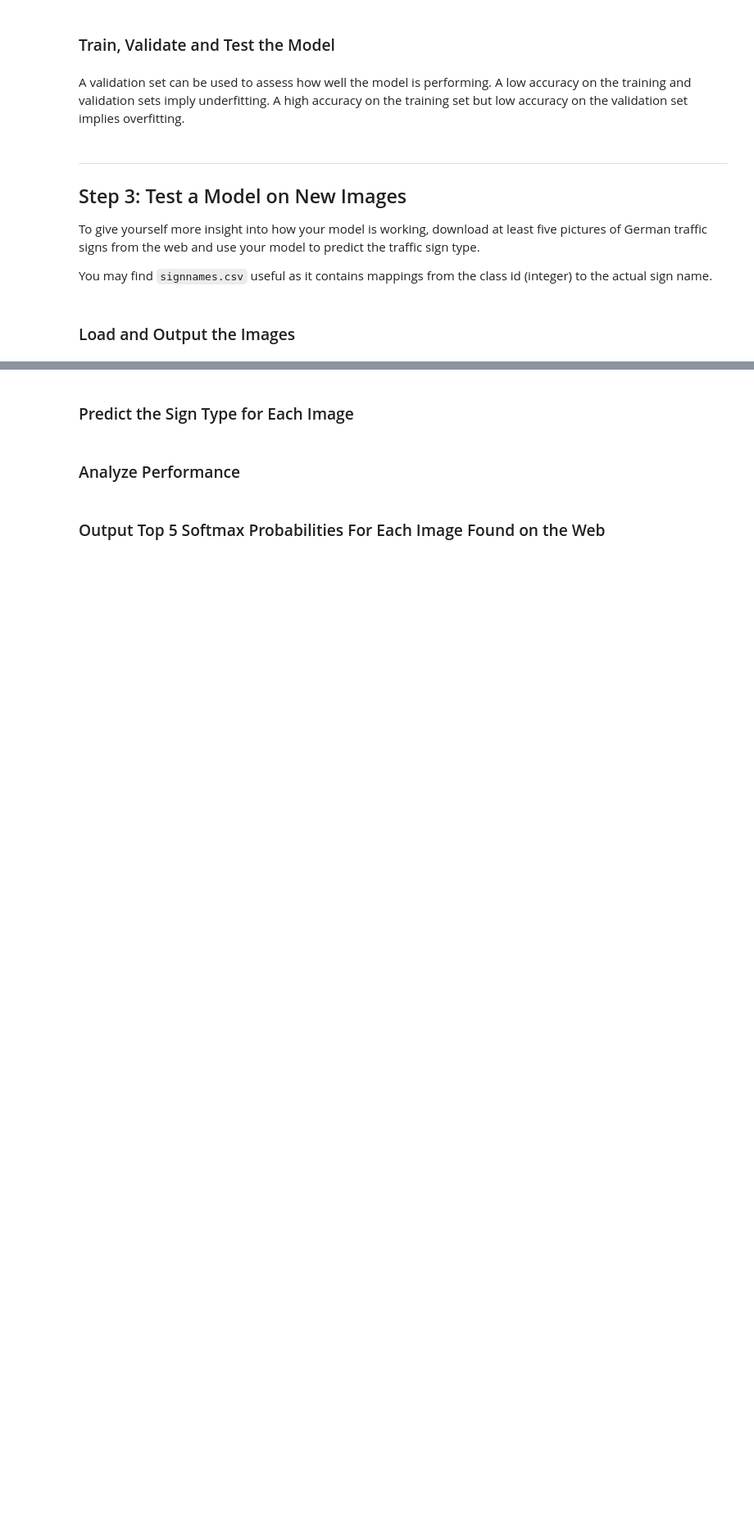
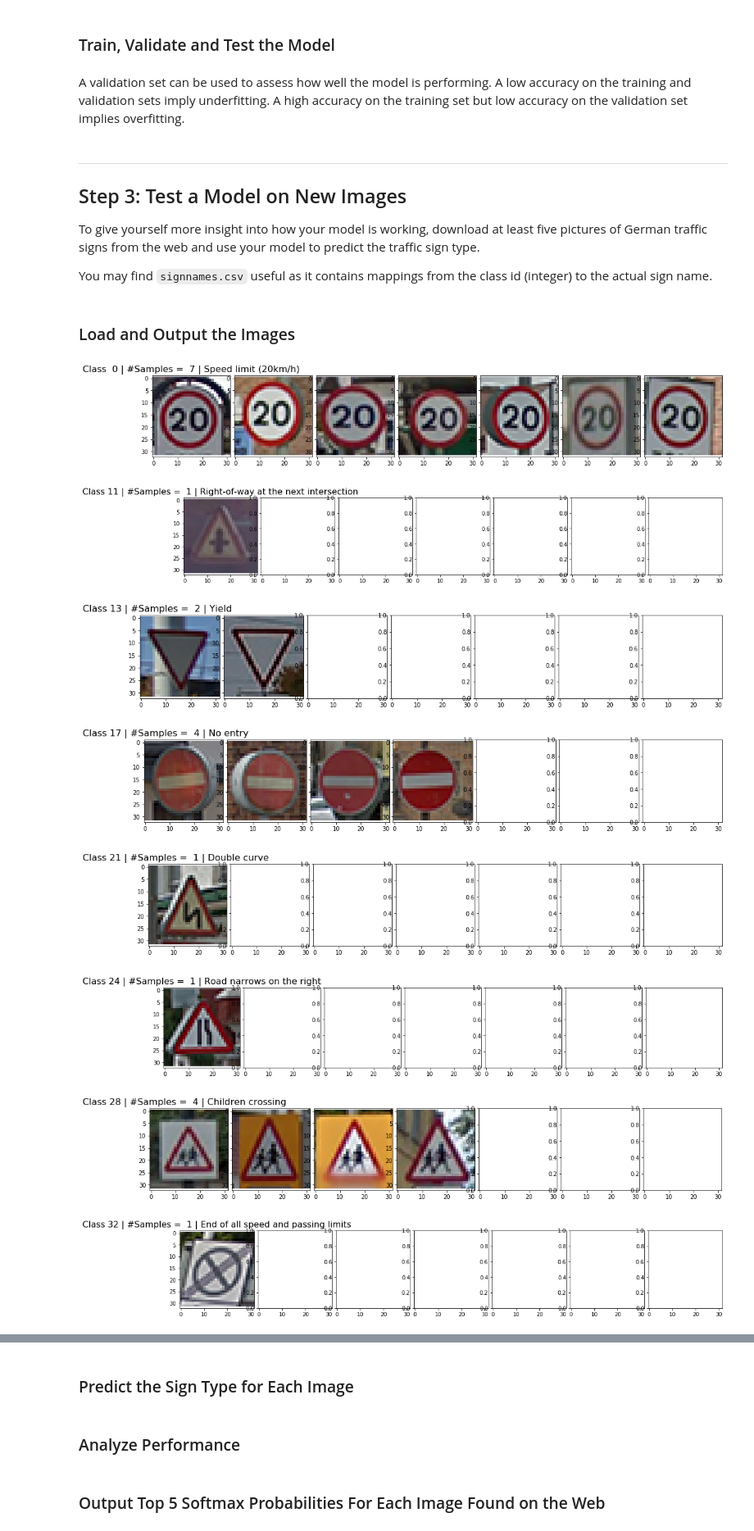
Before and after one commit to jabeerahmed/CarND-LeNet-Lab, a Jupyter notebook: Traffic_Sign_Classifier.ipynb, the cells around one changed output, grey strips where cells are left out. Shown at 82% size. Saved outputs shown, nothing was run; the diff lists cells and outputs as text; code cells hidden in the pictures; blank space fills up the shorter version.

```diff
--- a/Traffic_Sign_Classifier.ipynb
+++ b/Traffic_Sign_Classifier.ipynb
@@ -1107,0 +1174,30 @@ You may find `signnames.csv` useful as it contains mappings from the class id (i
+# %%
+### Load the images and plot them here.
+### Feel free to use as many code cells as needed.
+
+internet_data = pickle.load(open('custom/custom.p', 'rb'))
+for i, img in enumerate(internet_data['features']):
+    internet_data['features'][i] = np.copy(cv2.cvtColor(img, cv2.COLOR_BGR2RGB))
+
+internet_data_by_class = ImageLoader.split_data_into_classes(images=internet_data['features'],labels=internet_data['labels'], num_classes=43)
+signs = ImageLoader.Read_Sign_Names('signnames.csv')
+classes = np.unique(internet_data['labels'])
+max_per_class = max([len(internet_data_by_class[c]) for c in classes])
+max_draw_per_class = max(5, max_per_class)
+
+for c in classes:
+    ims = internet_data_by_class[c]
+    n = min(len(ims), max_draw_per_class)
+    fig, axs = plt.subplots(nrows=1, ncols=max_draw_per_class, figsize=(2*np.array((max_draw_per_class, 1))), sharex=True)
+    fig.subplots_adjust(left = 0, right = 1, bottom = 0, top = 1, hspace = 0.05, wspace = 0.05)
+    for i in range(n): axs[i].imshow(ims[i]), fig.show()
+    axs[0].set_title('Class {:2d} | #Samples = {:2d} | {:20s}'.format(int(c), len(ims), signs[c]), FontSize=16)
+# %% [output]
+[figure, added]
+[figure, added]
+[figure, added]
+[figure, added]
+[figure, added]
+[figure, added]
+[figure, added]
+[figure, added]
```
Also changed, not shown: parts of 13 cells of this notebook, 3 other files.
